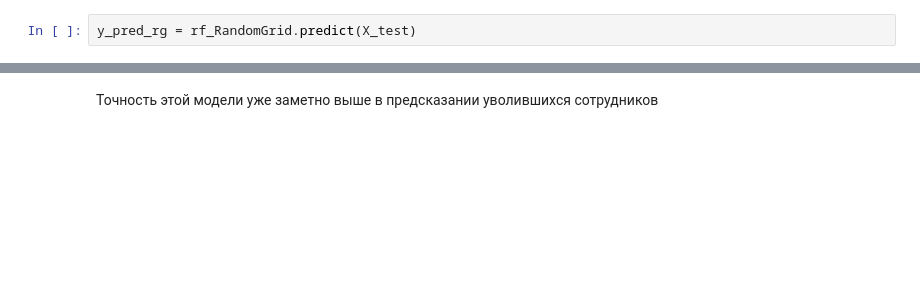
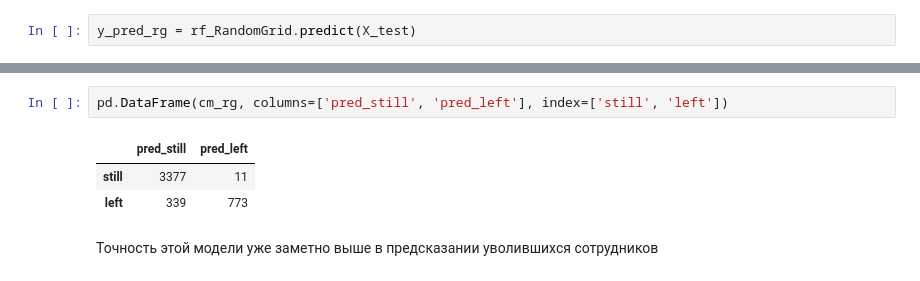
Before and after one commit to RustamFaskhutdinov/PYDP20, a Jupyter notebook: course_thesis/thesis.ipynb, the cells around one changed output, grey strips where cells are left out. Saved outputs shown, nothing was run; the diff lists cells and outputs as text; blank space fills up the shorter version.

```diff
--- a/course_thesis/thesis.ipynb
+++ b/course_thesis/thesis.ipynb
@@ -311,2 +324,8 @@ array([[3366,   22],
+# %%
+pd.DataFrame(cm_rg, columns=['pred_still', 'pred_left'], index=['still', 'left'])
+# %% [output]
+|  | pred_still | pred_left |
+| still | 3377 | 11 |
+| left | 339 | 773 |
 # %% [markdown]
 Точность этой модели уже заметно выше в предсказании уволившихся сотрудников
```
Also changed, not shown: parts of 25 cells of this notebook.
